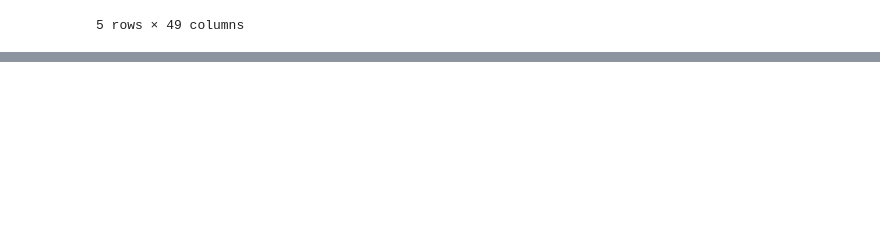
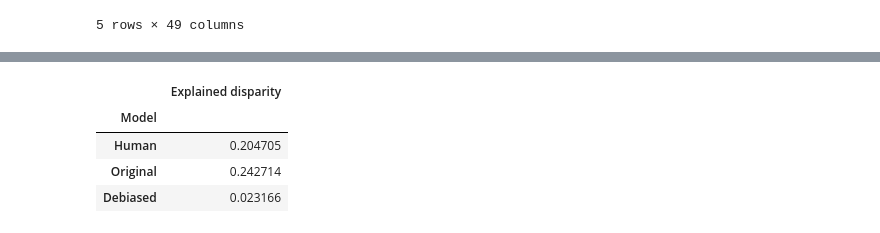
Before and after one commit to dsbowen/algorithm-fairness, a Jupyter notebook: analysis/human_mimic.ipynb, the cells around one changed output, grey strips where cells are left out. Cells and saved outputs as stored; diff of their text form; code cells hidden in the pictures; blank space fills up the shorter version.

```diff
--- a/analysis/human_mimic.ipynb
+++ b/analysis/human_mimic.ipynb
@@ -132,0 +206,15 @@ training data did not have the following fields: f8, f4, f7, f1, f2, f6, f3, f5,
+# %%
+from sklearn.metrics import r2_score
+
+def get_gshap_values(model):
+    output = model(X_compas_test.values)
+    explainer = gshap.KernelExplainer(model, X_compas_train.values, lambda f_x: r2_score(output, f_x))
+    gshap_values = explainer.gshap_values(X_compas_test.values, nsamples=32)
+    return gshap_values / gshap_values.sum()
+
+print('Computing GSHAP values for human mimicking model')
+gshap_values_human = get_gshap_values(reg.predict)
+print('Computing GSHAP values for original model')
+gshap_values_orig = get_gshap_values(orig_model.predict_proba)
+print('Computing GSHAP values for adjusted model')
+gshap_values_adj = get_gshap_values(adj_model.predict_proba)
@@ -132,0 +268,21 @@ training data did not have the following fields: f8, f4, f7, f1, f2, f6, f3, f5,
+# %%
+from gshap.intergroup import IntergroupDifference
+
+from functools import partial
+
+def get_gshap_values(model):
+    g = IntergroupDifference(group=X_compas_test.black, distance=fp_diff)
+    explainer = gshap.KernelExplainer(model, X_compas_train.values, g)
+    return explainer.gshap_values(X_compas_test.values, nsamples=128)
+
+fp_diff = partial(
+    fp_diff,
+    y_white=y_compas_test[X_compas_test.black==0],
+    y_black=y_compas_test[X_compas_test.black==1]
+)
+print('Computing GSHAP values for human mimicking model')
+gshap_values_human = get_gshap_values(reg.predict)
+print('Computing GSHAP values for original model')
+gshap_values_orig = get_gshap_values(orig_model.predict_proba)
+print('Computing GSHAP values for adjusted model')
+gshap_values_adj = get_gshap_values(adj_model.predict_proba)
@@ -132,0 +293,6 @@ training data did not have the following fields: f8, f4, f7, f1, f2, f6, f3, f5,
+# %%
+gshap_df = get_gshap_df(gshap_values_human, gshap_values_orig, gshap_values_adj)
+ax = sns.barplot(y='Variables', x='G-SHAP', hue='Model', data=gshap_df)
+ax.set(xlabel='Explained disparity (computed using G-SHAP)')
+ax.figure.savefig('figures/comparison_disparity.png', bbox_inches = "tight")
+gshap_df
@@ -132,0 +318,8 @@ training data did not have the following fields: f8, f4, f7, f1, f2, f6, f3, f5,
+# %%
+gshap_df.groupby('Model').sum()
+# %% [output]
+|  | Explained disparity |
+| Model |  |
+| Human | 0.204705 |
+| Original | 0.242714 |
+| Debiased | 0.023166 |
```
Also changed, not shown: parts of 17 cells of this notebook, 7 other files.
